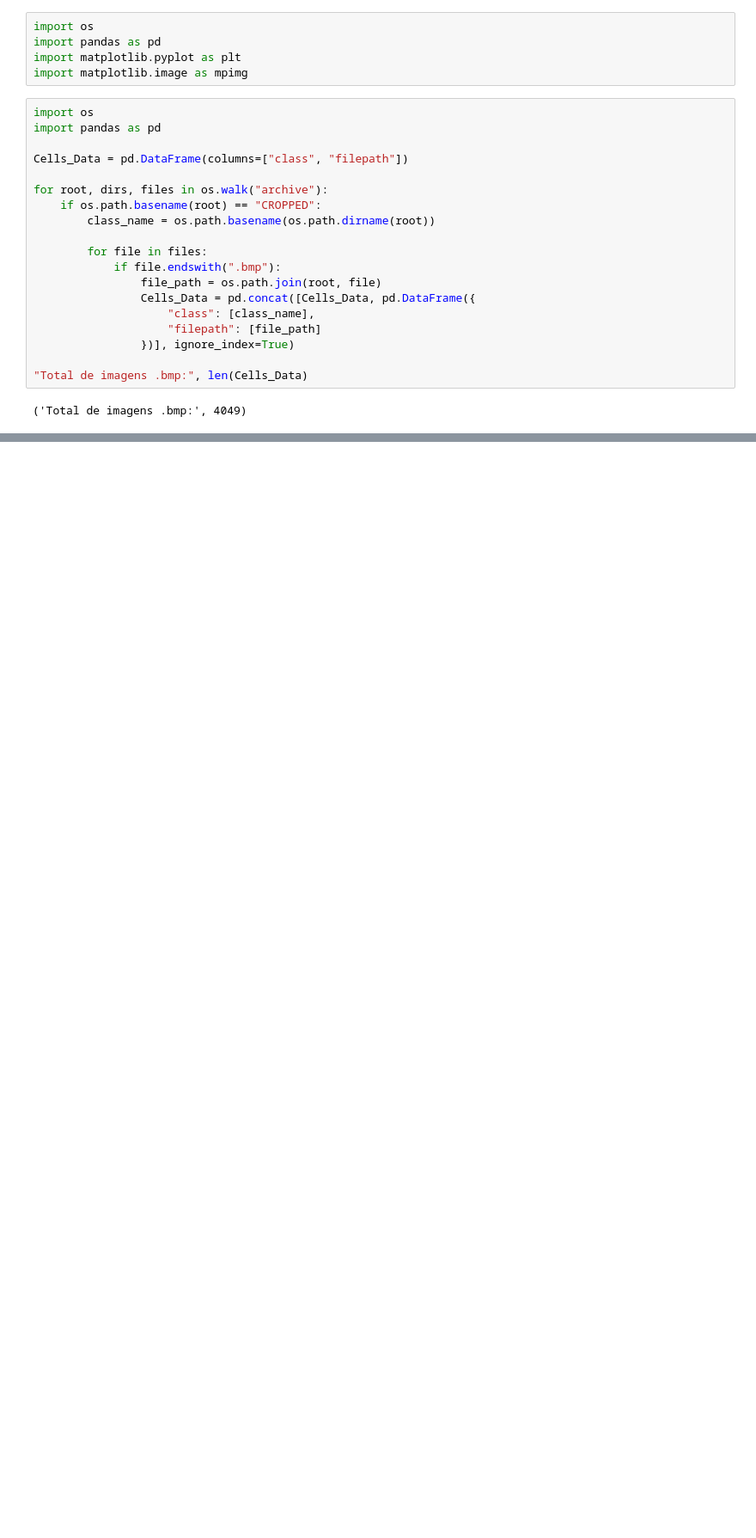
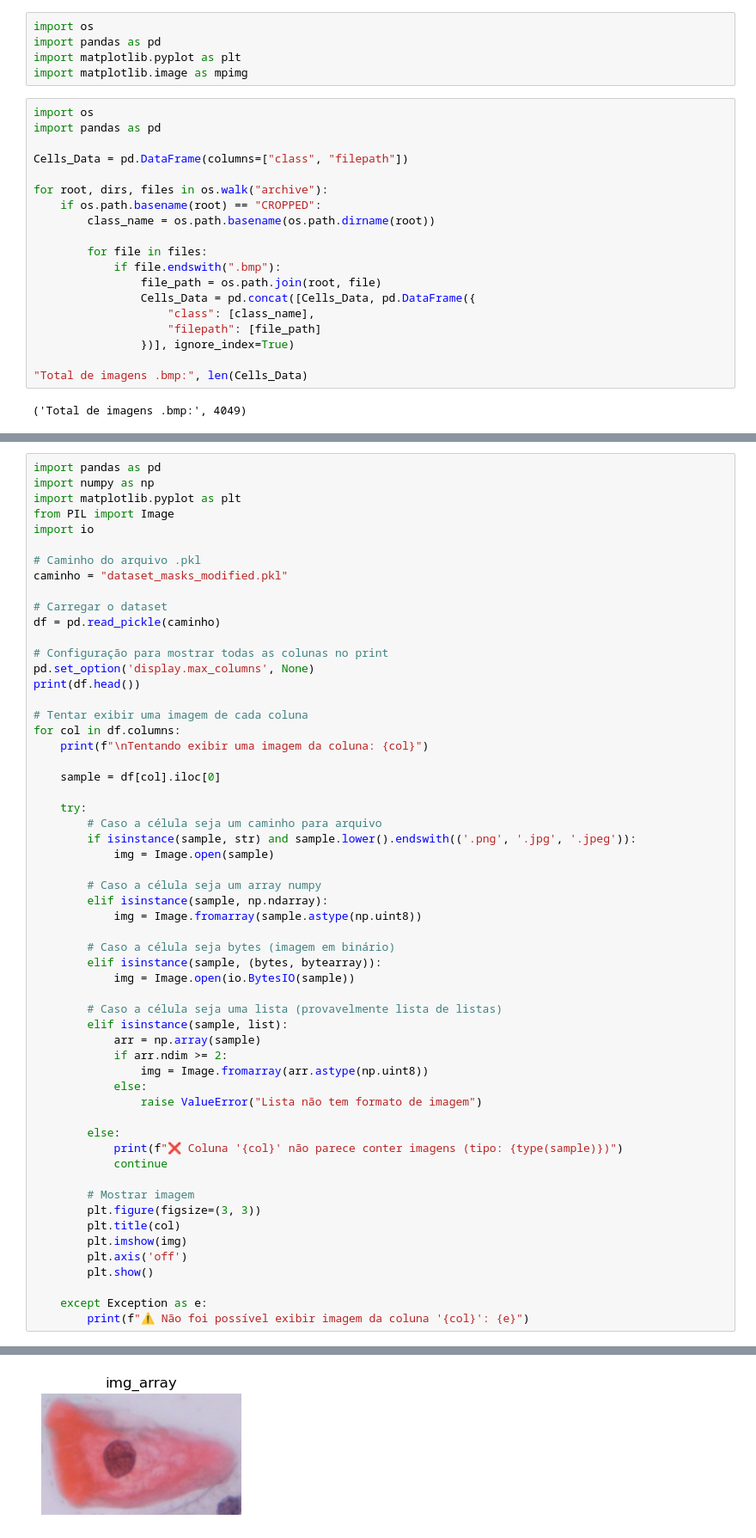
Before and after one commit to Igor-Roberto-Alves/Cervical_, a Jupyter notebook: visualization_Data.ipynb, the cells around one changed output, grey strips where cells are left out. Shown at 86% size. Saved outputs shown, nothing was run; the diff lists cells and outputs as text; blank space fills up the shorter version.

```diff
--- a/visualization_Data.ipynb
+++ b/visualization_Data.ipynb
@@ -40,0 +41,58 @@ plt.show()
+# %%
+import pandas as pd
+import numpy as np
+import matplotlib.pyplot as plt
+from PIL import Image
+import io
+
+# Caminho do arquivo .pkl
+caminho = "dataset_masks_modified.pkl"
+
+# Carregar o dataset
+df = pd.read_pickle(caminho)
+
+# Configuração para mostrar todas as colunas no print
+pd.set_option('display.max_columns', None)
+print(df.head())
+
+# Tentar exibir uma imagem de cada coluna
+for col in df.columns:
+    print(f"\nTentando exibir uma imagem da coluna: {col}")
+
+    sample = df[col].iloc[0]
+
+    try:
+        # Caso a célula seja um caminho para arquivo
+        if isinstance(sample, str) and sample.lower().endswith(('.png', '.jpg', '.jpeg')):
+            img = Image.open(sample)
+
+        # Caso a célula seja um array numpy
+        elif isinstance(sample, np.ndarray):
+            img = Image.fromarray(sample.astype(np.uint8))
+
+        # Caso a célula seja bytes (imagem em binário)
+        elif isinstance(sample, (bytes, bytearray)):
+            img = Image.open(io.BytesIO(sample))
+
+        # Caso a célula seja uma lista (provavelmente lista de listas)
+        elif isinstance(sample, list):
+            arr = np.array(sample)
+            if arr.ndim >= 2:
+                img = Image.fromarray(arr.astype(np.uint8))
+            else:
+                raise ValueError("Lista não tem formato de imagem")
+
+        else:
+            print(f"❌ Coluna '{col}' não parece conter imagens (tipo: {type(sample)})")
+            continue
+
+        # Mostrar imagem
+        plt.figure(figsize=(3, 3))
+        plt.title(col)
+        plt.imshow(img)
+        plt.axis('off')
+        plt.show()
+
+    except Exception as e:
+        print(f"⚠️ Não foi possível exibir imagem da coluna '{col}': {e}")
+# %% [output]
@@ -40,0 +116 @@ plt.show()
+[figure, added]
```
Also changed, not shown: parts of 2 cells of this notebook, 13 other files.
